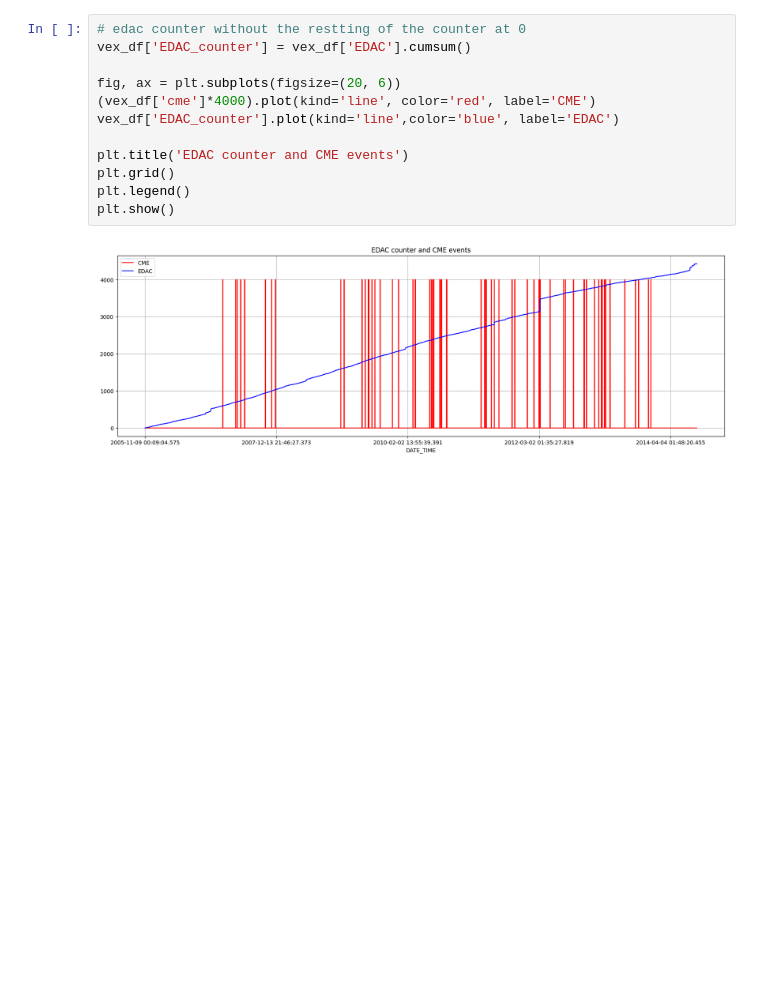
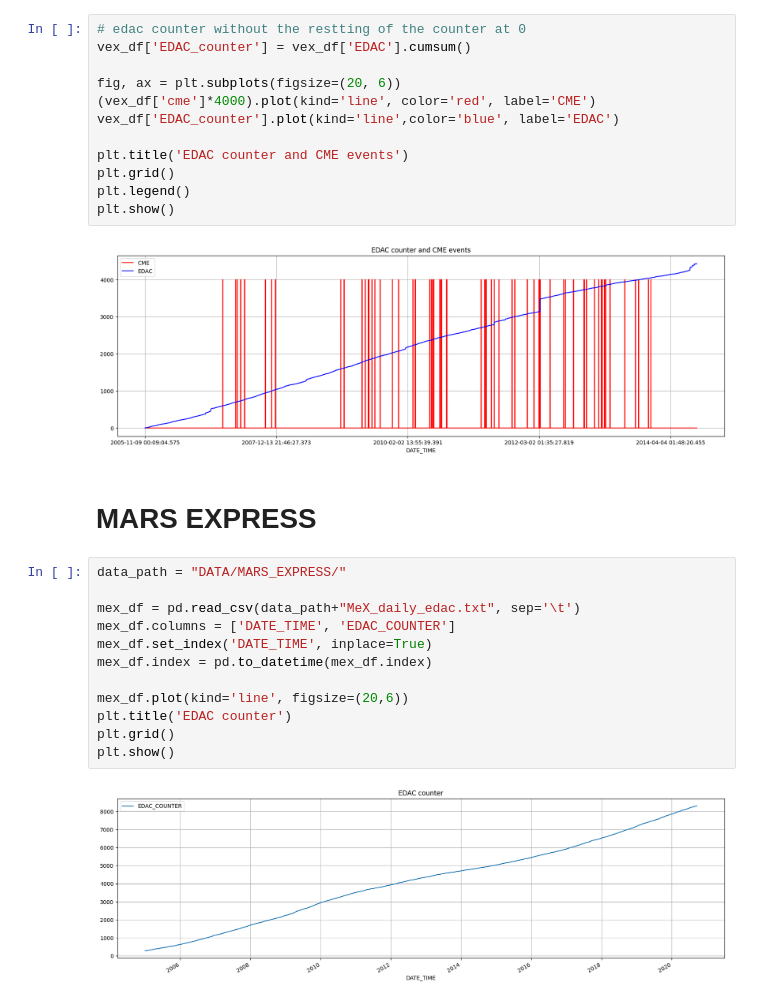
Before and after one commit to CS-433/ml-project-2-ml4esa, a Jupyter notebook: NoteBook.ipynb, the cells around one changed output. Saved outputs shown, nothing was run; the diff lists cells and outputs as text; blank space fills up the shorter version.

```diff
--- a/NoteBook.ipynb
+++ b/NoteBook.ipynb
@@ -109,3 +109,19 @@ plt.legend()
 plt.show()
 # %% [output]
 [figure]
+# %% [markdown]
+# MARS EXPRESS
+# %%
+data_path = "DATA/MARS_EXPRESS/"
+
+mex_df = pd.read_csv(data_path+"MeX_daily_edac.txt", sep='\t')
+mex_df.columns = ['DATE_TIME', 'EDAC_COUNTER']
+mex_df.set_index('DATE_TIME', inplace=True)
+mex_df.index = pd.to_datetime(mex_df.index)
+
+mex_df.plot(kind='line', figsize=(20,6))
+plt.title('EDAC counter')
+plt.grid()
+plt.show()
+# %% [output]
+[figure, added]
```
Also changed, not shown: parts of 7 cells of this notebook.
